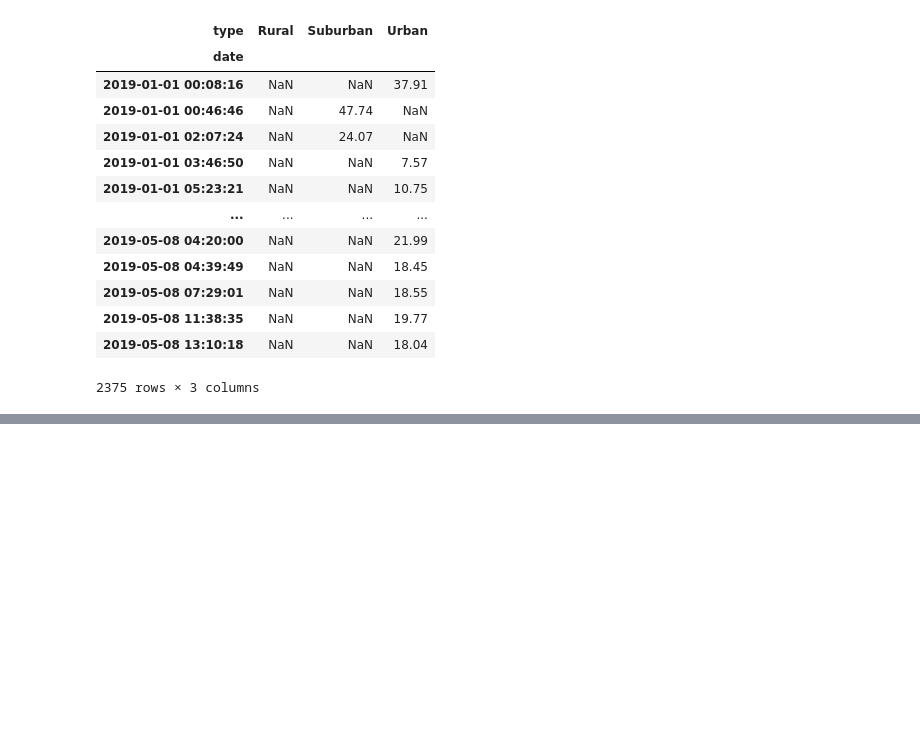
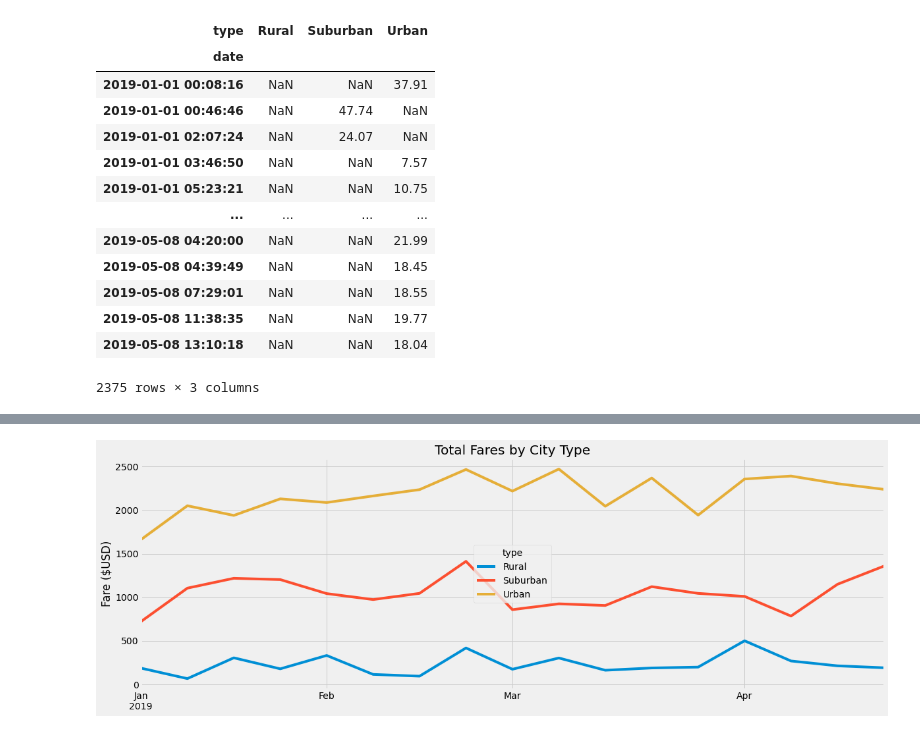
Before and after one commit to jmueller187/PyBer_Analysis, a Jupyter notebook: PyBer_Challenge.ipynb, the cells around one changed output, grey strips where cells are left out. Saved outputs shown, nothing was run; the diff lists cells and outputs as text; code cells hidden in the pictures; blank space fills up the shorter version.

```diff
--- a/PyBer_Challenge.ipynb
+++ b/PyBer_Challenge.ipynb
@@ -190,3 +190,5 @@ total_fares_per_week_pivot
 2375 rows × 3 columns
 # %%
 # 5. Create a new DataFrame from the pivot table DataFrame using loc on the given dates, '2019-01-01':'2019-04-29'.
+total_fares_date_range_df = total_fares_per_week_pivot.loc['2019-01-01':'2019-04-29']
+total_fares_date_range_df
@@ -193,5 +210,5 @@ total_fares_per_week_pivot
 # %%
 # 6. Set the "date" index to datetime datatype. This is necessary to use the resample() method in Step 8.
-# df.index = pd.to_datetime(df.index)
+total_fares_date_range_df.index = pd.to_datetime(total_fares_date_range_df.index)
 # %%
 # 7. Check that the datatype for the index is datetime using df.info()
@@ -198,2 +227,4 @@ total_fares_per_week_pivot
 # %%
 # 8. Create a new DataFrame using the "resample()" function by week 'W' and get the sum of the fares for each week.
+total_fares_date_range_week_df = total_fares_date_range_df.resample("W").sum()
+total_fares_date_range_week_df
@@ -200,7 +251,20 @@ total_fares_per_week_pivot
 # %%
 # 8. Using the object-oriented interface method, plot the resample DataFrame using the df.plot() function.
 
 # Import the style from Matplotlib.
 from matplotlib import style
+import seaborn as sns
 # Use the graph style fivethirtyeight.
 style.use('fivethirtyeight')
+total_fares_per_city_type = total_fares_date_range_week_df.plot(figsize=(18, 6))
+plt.ylabel('Fare ($USD)')
+plt.xlabel('')
+plt.title('Total Fares by City Type')
+
+# Save the figure.
+plt.savefig("analysis\PyBer_fare_summary.png")
+
+# Show the plot.
+plt.show()
+# %% [output]
+[figure, added]
```
Also changed, not shown: parts of 3 cells of this notebook, 1 other file.
